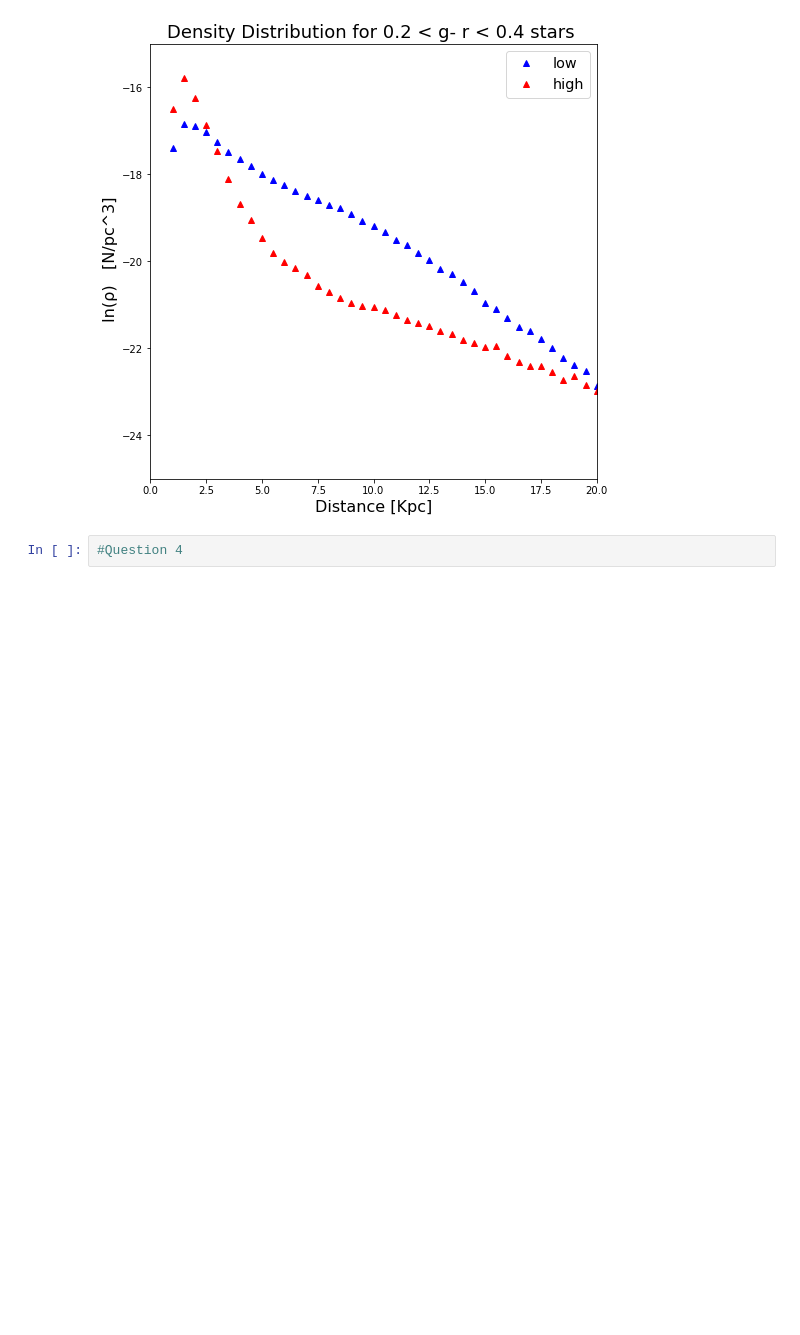
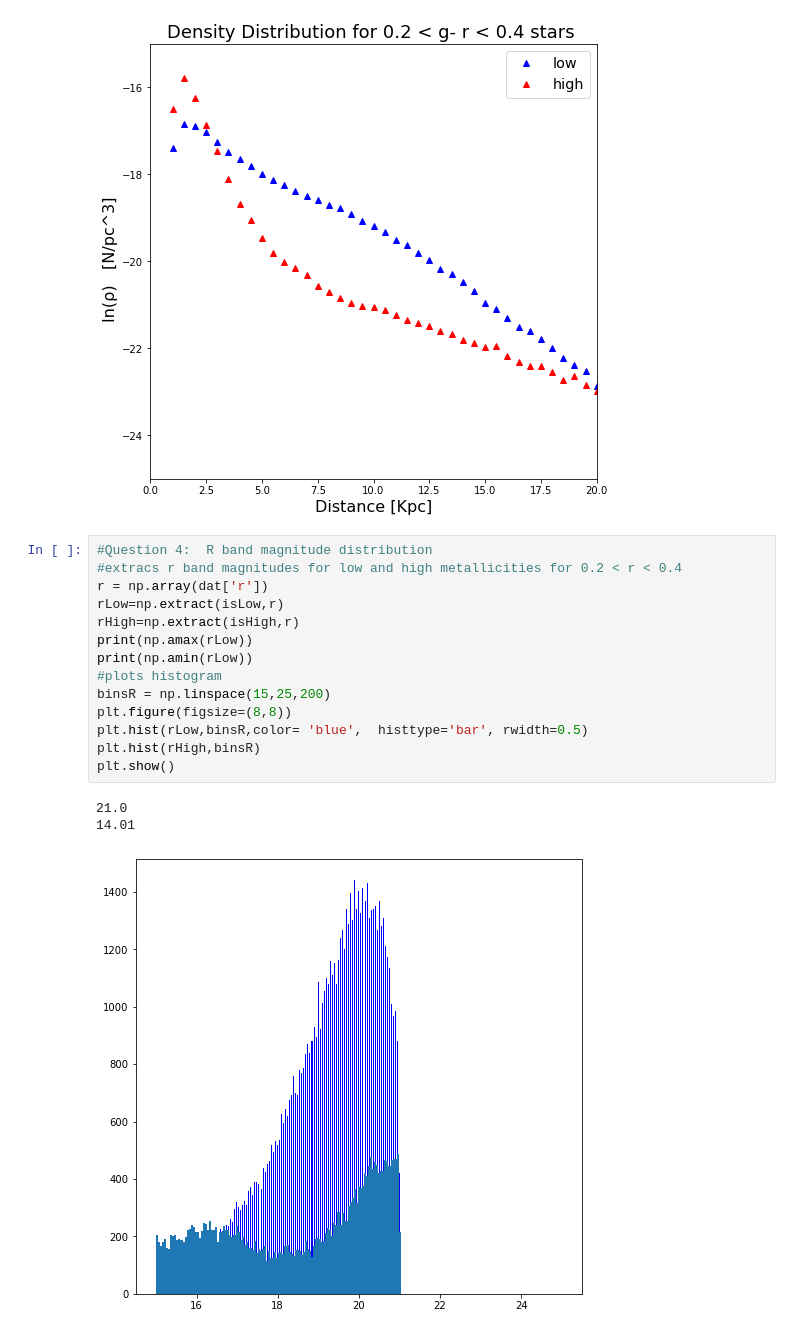
Before and after one commit to aquinocosme/ASTR3190-Introduction-to-Research-in-Astronomy, a Jupyter notebook: Research/ResearchProject_AquinoOvelar.ipynb, the cells around one changed output. Cells and saved outputs as stored; diff of their text form; blank space fills up the shorter version.

Commit message:
Created the r magnitude distribution

```diff
--- a/Research/ResearchProject_AquinoOvelar.ipynb
+++ b/Research/ResearchProject_AquinoOvelar.ipynb
@@ -520,5 +523,21 @@ plt.ylim(-25,-15)
 # %% [output]
 (-25.0, -15.0)
 [figure]
-# %%
-#Question 4
+# %%
+#Question 4:  R band magnitude distribution
+#extracs r band magnitudes for low and high metallicities for 0.2 < r < 0.4
+r = np.array(dat['r'])
+rLow=np.extract(isLow,r)
+rHigh=np.extract(isHigh,r)
+print(np.amax(rLow))
+print(np.amin(rLow))
+#plots histogram
+binsR = np.linspace(15,25,200)
+plt.figure(figsize=(8,8))
+plt.hist(rLow,binsR,color= 'blue',  histtype='bar', rwidth=0.5)
+plt.hist(rHigh,binsR)
+plt.show()
+# %% [output]
+21.0
+14.01
+[figure, added]
```
Also changed, not shown: parts of 21 cells of this notebook, 1 other file.
